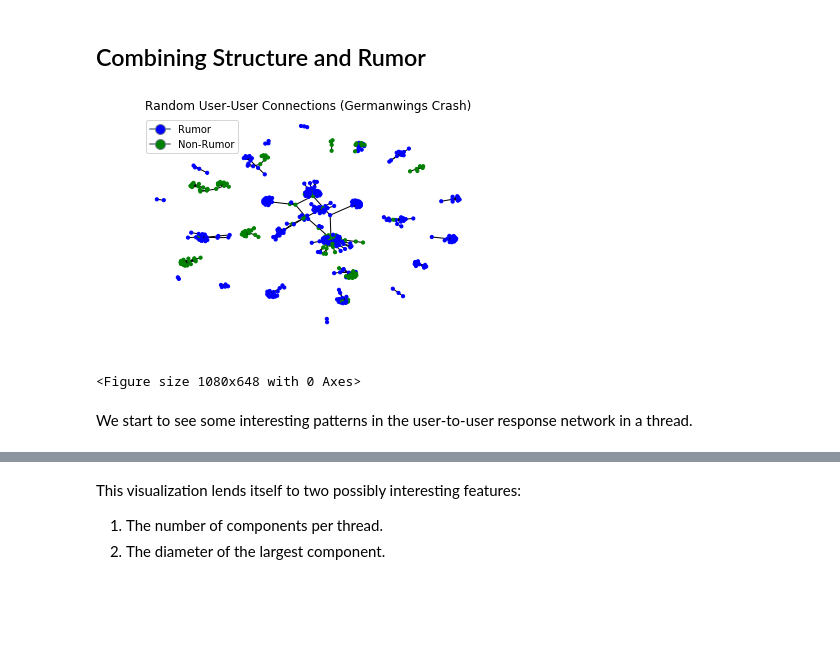
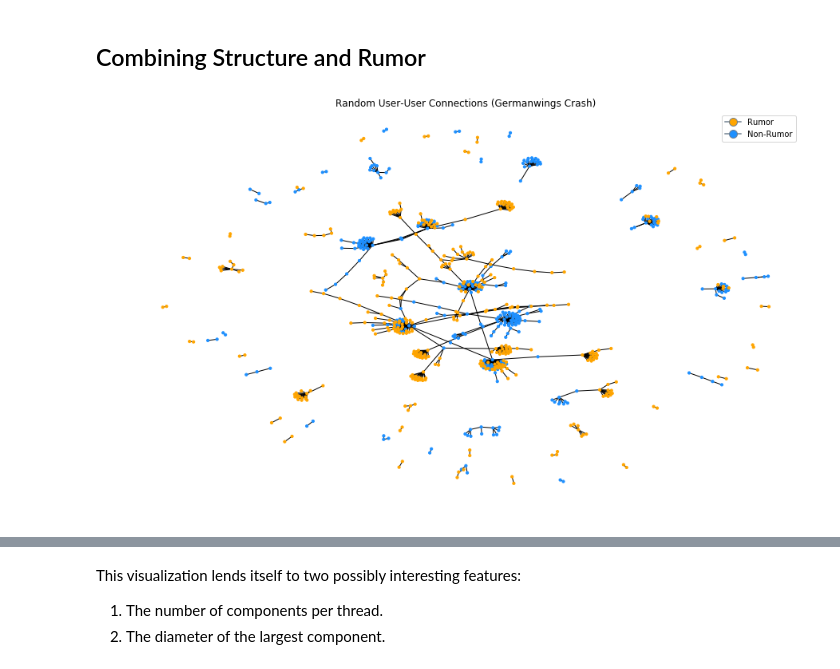
Before and after one commit to steve-kasica/pheme-rnr-knowledge-discovery, a Jupyter notebook: exploratory_data_analysis.ipynb, the cells around one changed output, grey strips where cells are left out. Cells and saved outputs as stored; diff of their text form; code cells hidden in the pictures; blank space fills up the shorter version.

```diff
--- a/exploratory_data_analysis.ipynb
+++ b/exploratory_data_analysis.ipynb
@@ -133,14 +151,21 @@ Tweets in the PHEME dataset are organized into threads, proxies for conversation
 # %%
-relations = tweets[tweets["is_source_tweet"] == False][["thread", "user_id", "in_reply_user", "tweet_id", "in_reply_tweet", "is_rumor"]]
+thread_lengths = tweets.groupby(["event", "thread"]) \
+    .agg({ "tweet_id": len, "is_rumor": max }) \
+    .reset_index() \
+    .rename(columns={"tweet_id": "thread_length"})[["event", "thread", "is_rumor", "thread_length"]]
 
-thread_lengths = [
-    relations[["thread", "tweet_id"]].groupby("thread").agg(len)['tweet_id']
-]
+thread_lengths.head()
 
-thread_lengths_list = [ thread.tolist() for thread in thread_lengths ]
+# relations.reset_index("thread")
+#relations.head()
+# thread_lengths = [
+#     relations[["thread", "tweet_id"]].groupby("thread").agg(len)['tweet_id']
+# ]
 
-for event in thread_lengths:
-    event.plot(kind="hist", color="dodgerblue", alpha=0.75, figsize=(9,6))
-    plt.title("Germanwings Crash Thread Length")
-    plt.xlabel("Thread Length")
+# thread_lengths_list = [ thread.tolist() for thread in thread_lengths ]
+
+# for event in thread_lengths:
+#     event.plot(kind="hist", color="dodgerblue", alpha=0.75, figsize=(9,6))
+#     plt.title("Germanwings Crash Thread Length")
+#     plt.xlabel("Thread Length")
 # %% [output]
@@ -164,0 +189,8 @@ plt.show()
+# %%
+fig, axes = plt.subplots(figsize=(15,9))
+ax = sns.boxplot(y="event",
+            x="thread_length",
+            hue="is_rumor",
+            data = thread_lengths)
+
+ax.set_title("Thread Length by Event and Rumor")
@@ -166,12 +201,13 @@ plt.show()
 ## Combining Structure and Rumor
 # %%
 def graph_connections(edgelist, title):
-    colorPal = {"rumor": "blue", "nonrumor": "green"}
+    colorPal = {"rumor": "orange", "nonrumor": "dodgerblue"}
     G = nx.from_pandas_edgelist(edgelist, "user_id", "in_reply_user")
     pos = nx.layout.spring_layout(G)
 
     rumor_to_color = lambda rumor : colorPal['rumor'] if rumor == True else colorPal['nonrumor']
     node_colors = [rumor_to_color(val) for val in edgelist['is_rumor']]
+    plt.figure(figsize=(15,9))
 
     nodes = nx.draw_networkx_nodes(G, pos,
                                node_color=node_colors,
@@ -191,17 +227,10 @@ def graph_connections(edgelist, title):
     ]
 
     ax.legend(handles=legend_elements)
-    plt.figure(figsize=(15,9))
     plt.show()
 # %%
-random_threads = relations[["thread", "user_id"]] \
-    .groupby("thread") \
-    .agg(pd.Series.nunique) \
-    .sample(50, random_state=2)
-random_connections = relations[relations.thread.isin(list(random_threads.index))]
+random_threads = list(tweets[tweets.event == "germanwings-crash"][["thread"]].sample(50, random_state=2).thread)
+random_connections = tweets[tweets.thread.isin(random_threads)]
 graph_connections(random_connections, "Random User-User Connections (Germanwings Crash)")
 # %% [output]
-[figure, old version]
+[figure, new version]
-<Figure size 1080x648 with 0 Axes>
-# %% [markdown]
-We start to see some interesting patterns in the user-to-user response network in a thread.
```
Also changed, not shown: parts of 29 cells of this notebook.
